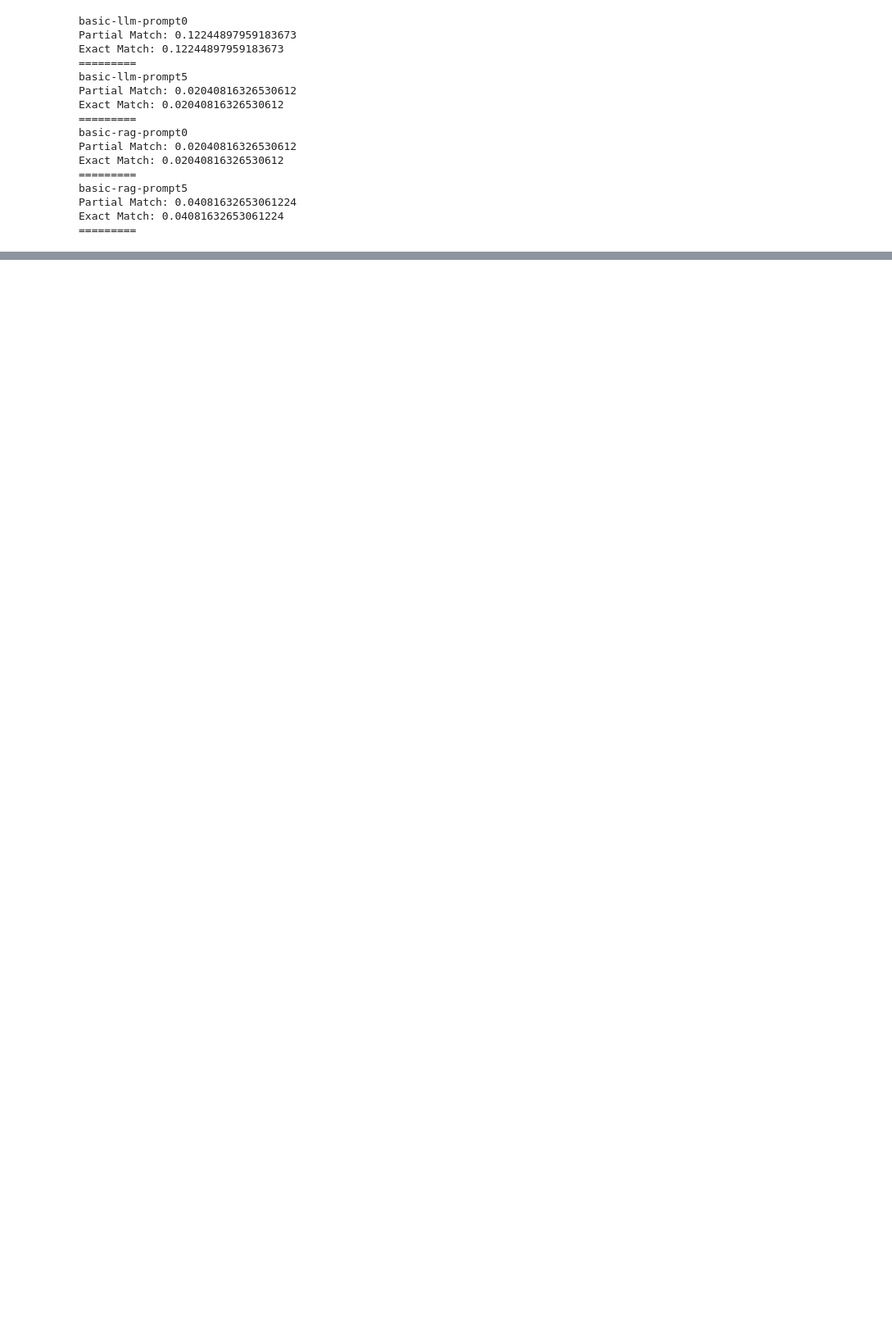
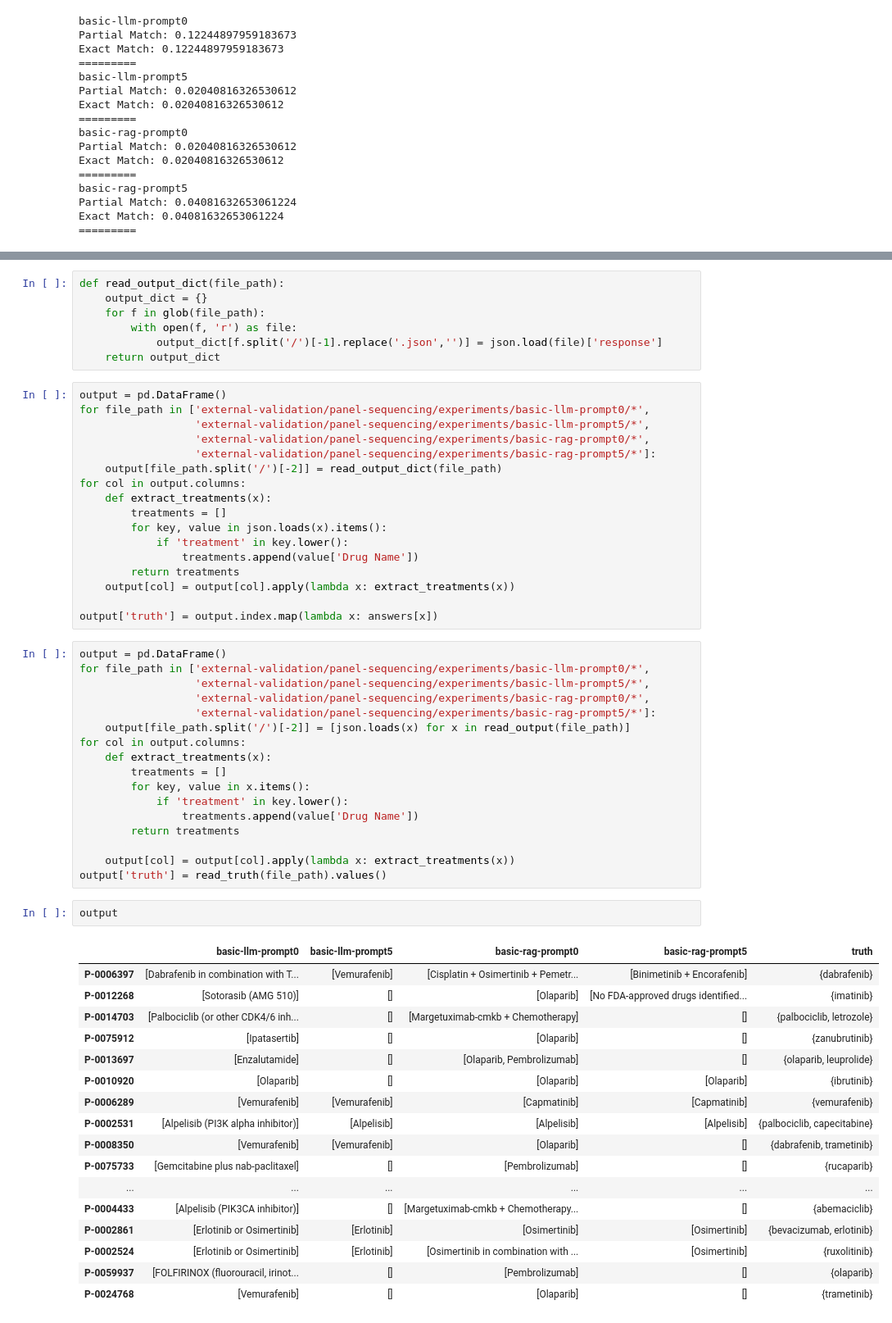
Before and after one commit to hjjshine/rag-llm-cancer-paper, a Jupyter notebook: external-validation/panel-sequencing/4-0.eval-experiments.ipynb, the cells around one changed output, grey strips where cells are left out. Shown: that part at 82% size. Saved outputs shown, nothing was run; the diff lists cells and outputs as text; blank space fills up the shorter version.

```diff
--- a/external-validation/panel-sequencing/4-0.eval-experiments.ipynb
+++ b/external-validation/panel-sequencing/4-0.eval-experiments.ipynb
@@ -265,0 +268,61 @@ Exact Match: 0.04081632653061224
+# %%
+def read_output_dict(file_path):
+    output_dict = {}
+    for f in glob(file_path):
+        with open(f, 'r') as file:
+            output_dict[f.split('/')[-1].replace('.json','')] = json.load(file)['response']
+    return output_dict
+# %%
+output = pd.DataFrame()
+for file_path in ['external-validation/panel-sequencing/experiments/basic-llm-prompt0/*',
+                  'external-validation/panel-sequencing/experiments/basic-llm-prompt5/*',
+                  'external-validation/panel-sequencing/experiments/basic-rag-prompt0/*',
+                  'external-validation/panel-sequencing/experiments/basic-rag-prompt5/*']:
+    output[file_path.split('/')[-2]] = read_output_dict(file_path)
+for col in output.columns:
+    def extract_treatments(x):
+        treatments = []
+        for key, value in json.loads(x).items():
+            if 'treatment' in key.lower():
+                treatments.append(value['Drug Name'])
+        return treatments
+    output[col] = output[col].apply(lambda x: extract_treatments(x))
+
+output['truth'] = output.index.map(lambda x: answers[x])
+# %%
+output = pd.DataFrame()
+for file_path in ['external-validation/panel-sequencing/experiments/basic-llm-prompt0/*',
+                  'external-validation/panel-sequencing/experiments/basic-llm-prompt5/*',
+                  'external-validation/panel-sequencing/experiments/basic-rag-prompt0/*',
+                  'external-validation/panel-sequencing/experiments/basic-rag-prompt5/*']:
+    output[file_path.split('/')[-2]] = [json.loads(x) for x in read_output(file_path)]
+for col in output.columns:
+    def extract_treatments(x):
+        treatments = []
+        for key, value in x.items():
+            if 'treatment' in key.lower():
+                treatments.append(value['Drug Name'])
+        return treatments
+
+    output[col] = output[col].apply(lambda x: extract_treatments(x))
+output['truth'] = read_truth(file_path).values()
+# %%
+output
+# %% [output]
+|  | basic-llm-prompt0 | basic-llm-prompt5 | basic-rag-prompt0 | basic-rag-prompt5 | truth |
+| P-0006397 | [Dabrafenib in combination with T... | [Vemurafenib] | [Cisplatin + Osimertinib + Pemetr... | [Binimetinib + Encorafenib] | {dabrafenib} |
+| P-0012268 | [Sotorasib (AMG 510)] | [] | [Olaparib] | [No FDA-approved drugs identified... | {imatinib} |
+| P-0014703 | [Palbociclib (or other CDK4/6 inh... | [] | [Margetuximab-cmkb + Chemotherapy] | [] | {palbociclib, letrozole} |
+| P-0075912 | [Ipatasertib] | [] | [Olaparib] | [] | {zanubrutinib} |
+| P-0013697 | [Enzalutamide] | [] | [Olaparib, Pembrolizumab] | [] | {olaparib, leuprolide} |
+| P-0010920 | [Olaparib] | [] | [Olaparib] | [Olaparib] | {ibrutinib} |
+| P-0006289 | [Vemurafenib] | [Vemurafenib] | [Capmatinib] | [Capmatinib] | {vemurafenib} |
+| P-0002531 | [Alpelisib (PI3K alpha inhibitor)] | [Alpelisib] | [Alpelisib] | [Alpelisib] | {palbociclib, capecitabine} |
+| P-0008350 | [Vemurafenib] | [Vemurafenib] | [Olaparib] | [] | {dabrafenib, trametinib} |
+| P-0075733 | [Gemcitabine plus nab-paclitaxel] | [] | [Pembrolizumab] | [] | {rucaparib} |
+| ... | ... | ... | ... | ... | ... |
+| P-0004433 | [Alpelisib (PIK3CA inhibitor)] | [] | [Margetuximab-cmkb + Chemotherapy... | [] | {abemaciclib} |
+| P-0002861 | [Erlotinib or Osimertinib] | [Erlotinib] | [Osimertinib] | [Osimertinib] | {bevacizumab, erlotinib} |
+| P-0002524 | [Erlotinib or Osimertinib] | [Erlotinib] | [Osimertinib in combination with ... | [Osimertinib] | {ruxolitinib} |
+| P-0059937 | [FOLFIRINOX (fluorouracil, irinot... | [] | [Pembrolizumab] | [] | {olaparib} |
+| P-0024768 | [Vemurafenib] | [] | [Olaparib] | [] | {trametinib} |
```
Also changed, not shown: parts of 1 cell of this notebook, 13 other files.
